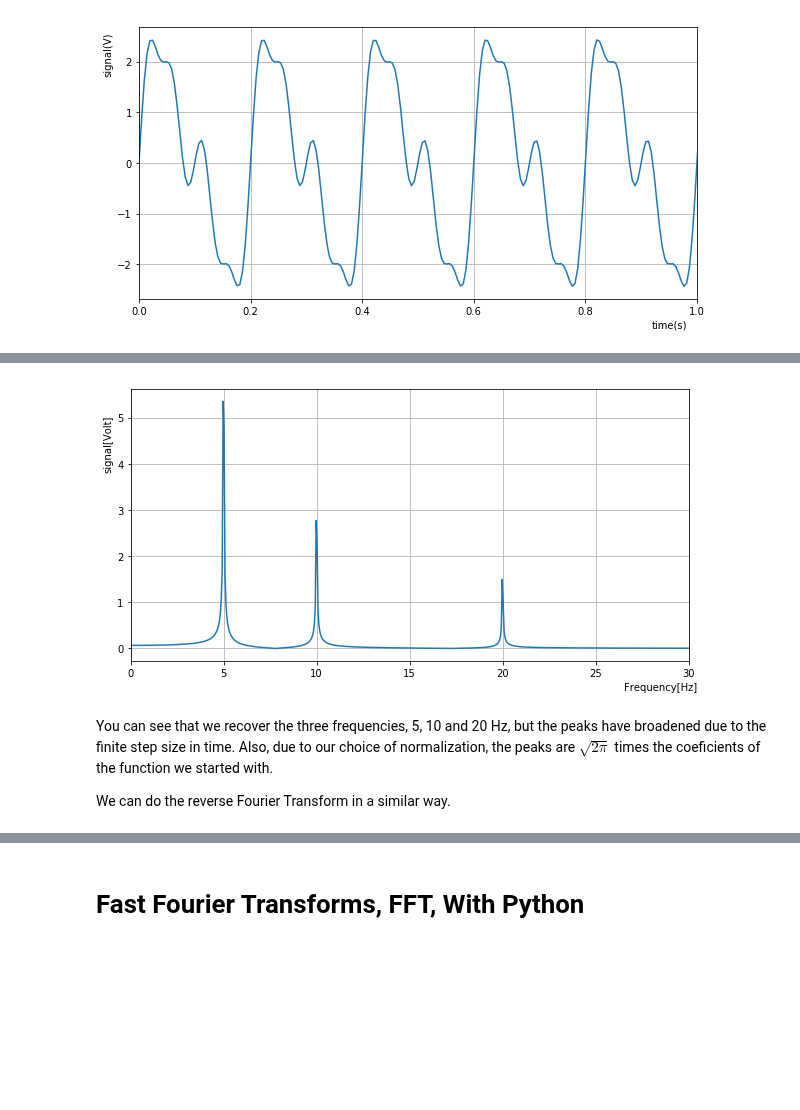
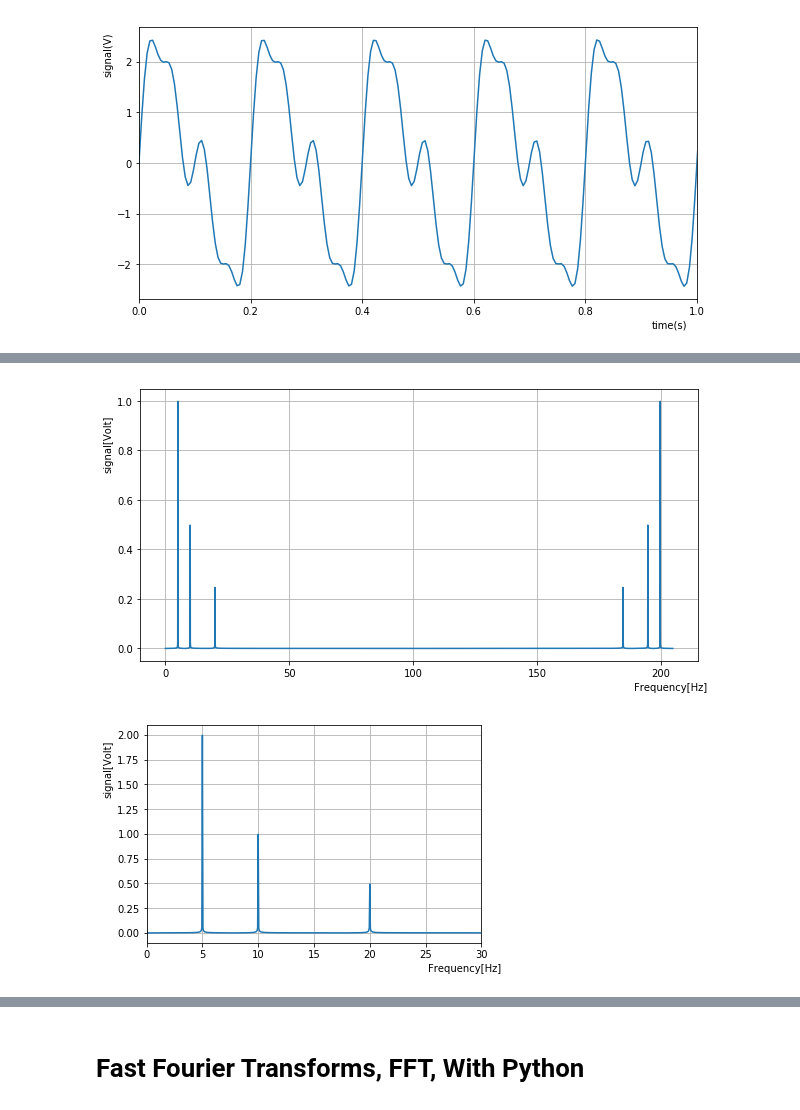
Before and after one commit to mholtrop/Phys601, a Jupyter notebook: Notebooks/09_Fourier_Transforms.ipynb, the cells around one changed output, grey strips where cells are left out. Drawn from its saved outputs; the diff is of its cells as text; code cells hidden in the pictures; blank space fills up the shorter version.

```diff
--- a/Notebooks/09_Fourier_Transforms.ipynb
+++ b/Notebooks/09_Fourier_Transforms.ipynb
@@ -37,11 +39,11 @@ import matplotlib.pyplot as plt
 %matplotlib inline
 Freq = 5.
 T = 20.     # The length of time determines the resolution of the FFT: how many bins per Hz.
-N = 4096    # The total number of points determines the resolution in time: bins per sec.
+N = 2**12  # The total number of points determines the resolution in time: bins per sec.
             # This translates to the highest available frequency on the FFT
 #N=  2**20 # In general FFTs go faster if you do them over 2 to the power N points.
 DT = T/N
-t = np.linspace(0.,T,N)
+t = np.linspace(0,T,N)
 y = 2.*np.sin(2*np.pi*Freq*t)+1.*np.sin(2*np.pi*2*Freq*t)++0.5*np.sin(2*np.pi*4*Freq*t)
 
 plt.figure(figsize=(10,5))
@@ -61,11 +69,23 @@ The points at which we can evaluate $F(\omega)$ are _not_ arbitrary. As mentione
 
 The code is below:
 # %%
-import scipy.integrate as integrate
-omega = np.linspace(-np.pi/DT,np.pi/DT,N) # Create the array of omega values.
 F = np.zeros_like(t,dtype='complex')      # Create the output array for the result as complex numbers, same number of steps as t array.
-for i in range(len(omega)):               # Step through the omega array by index.
-    yy = y*np.exp( -(0+1j)*t*omega[i])    # Compute the result of f(t)*exp( -i*t*omega). Note: complex number i= 0+1i
-    F_real = integrate.trapz(np.real(yy),t) # Now integrate the real term of the array and store the result.
-    F_imag = integrate.trapz(np.imag(yy),t) # Integrate the imaginary term of the array and store result.
-    F[i] = (F_real+1j*F_imag)/np.sqrt(2*np.pi)        # Combine the real + i* imaginary and put in output array.
+#
+# Commented out here is how you would use integrate.trapz()
+# Note that that function only takes real values, so we have to split up the integral into
+# the real and imaginary component. Numpy.sum() avoids that complication.
+#
+# import scipy.integrate as integrate
+# for i in range(len(omega)):               # Step through the omega array by index.
+#    yy = y*np.exp( -(1j)*t*omega[i])    # Compute the result of f(t)*exp( -i*t*omega). Note: complex number i= 1j
+#    F_real = integrate.trapz(np.real(yy),t) # Now integrate the real term of the array and store the result.
+#    F_imag = integrate.trapz(np.imag(yy),t) # Integrate the imaginary term of the array and store result.
+#    F[i]   = (F_real + 1j*F_imag)
+
+#for i in range(N):               # Step through the omega array by index.
+#    F[i] = np.sum(y*np.exp( -(1j)*t*i/N/DT) )/N      # Combine the real + i* imaginary and put in output array.
+#
+# This is the exact same loop of loops, but now using list comprehension.
+#
+freq = np.linspace(0,1/DT,N) # Create the array of k values (frequencies).
+Fc = np.array([ np.sum(y*np.exp( -(2j)*np.pi*t*fi) )/N for fi in freq ])
@@ -72,18 +96,25 @@ for i in range(len(omega)):               # Step through the omega array by inde
 # %%
 plt.figure(figsize=(10,5))
-freq = omega/(2*np.pi)      # We want to plot the frequency, not the angular frequency.
-plt.plot(freq,np.abs(F)) # You plot the absolute. The complex angle encodes a phase of the wave.
+# freq = omega/(2*np.pi)      # We want to plot the frequency, not the angular frequency.
+#plt.plot(freq,np.abs(F)) # You plot the absolute. The complex angle encodes a phase of the wave.
+plt.plot(freq,np.abs(Fc))
+plt.grid(True)
+ax = plt.gca()
+#ax.set_xlim(0,300)        # Zoom in: plot only from 0 to 30 Hz.
+# plt.yscale("log")      # Uncomment these to get a log-y scale.
+# ax.set_ylim(1e-4,1)
+plt.xlabel("Frequency[Hz]",position=(0.95,1))
+plt.ylabel("signal[Volt]",position=(1,0.8))
+plt.show()
+plt.plot(freq[0:N//2],np.abs(Fc[0:N//2])*2)
 plt.grid(True)
 ax = plt.gca()
 ax.set_xlim(0,30)        # Zoom in: plot only from 0 to 30 Hz.
 # plt.yscale("log")      # Uncomment these to get a log-y scale.
 # ax.set_ylim(1e-4,1)
 plt.xlabel("Frequency[Hz]",position=(0.95,1))
 plt.ylabel("signal[Volt]",position=(1,0.8))
 plt.show()
 # %% [output]
-[figure, old version]
+[figure, new version]
+[figure, added]
-# %% [markdown]
-You can see that we recover the three frequencies, 5, 10 and 20 Hz, but the peaks have broadened due to the finite step size in time. Also, due to our choice of normalization, the peaks are $\sqrt{2\pi}$ times the coeficients of the function we started with.
-
-We can do the reverse Fourier Transform in a similar way.
```
Also changed, not shown: parts of 19 cells of this notebook.
